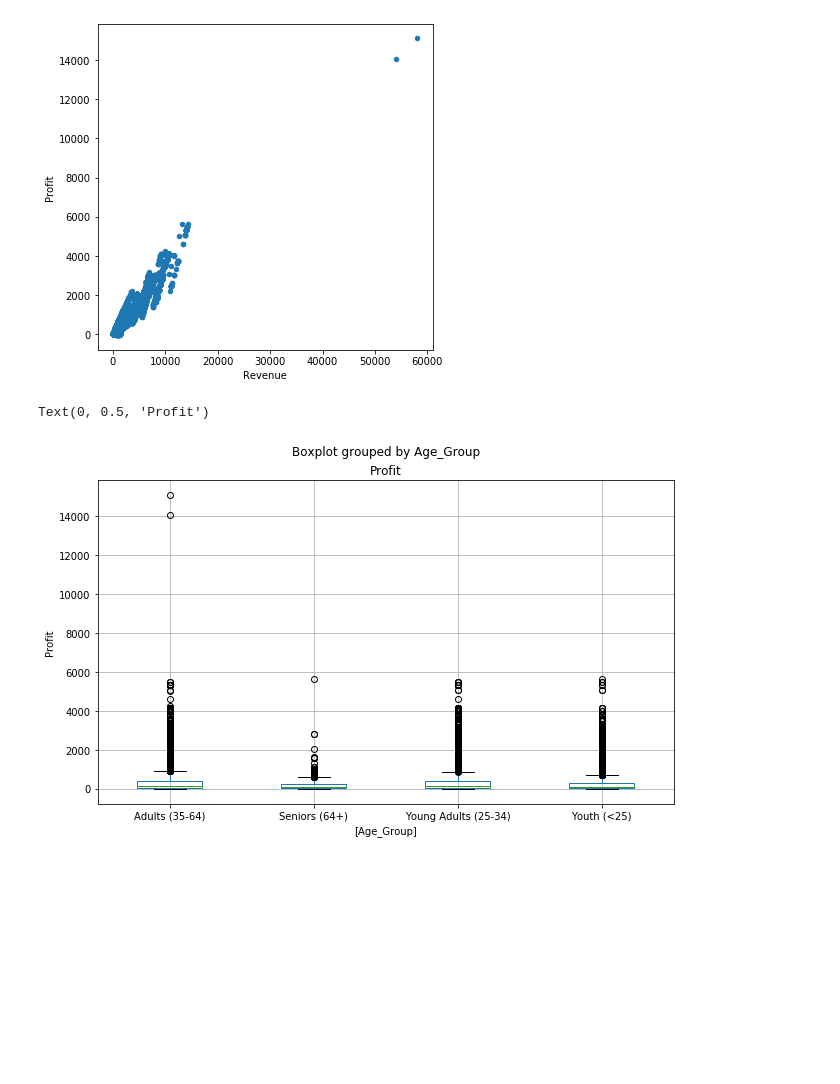
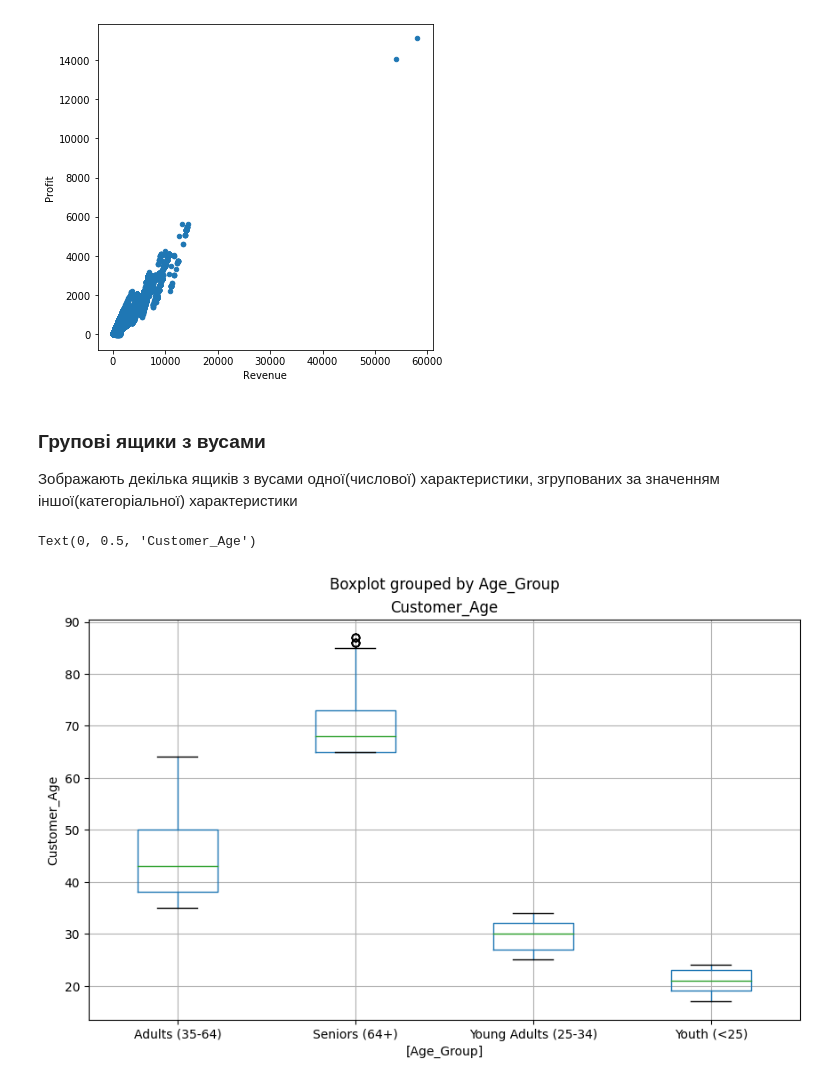
Before and after one commit to HalyshAnton/IT-Step-Pyton-AI, a Jupyter notebook: module2/data_analysis.ipynb, the cells around one changed output. Saved outputs shown, nothing was run; the diff lists cells and outputs as text; code cells hidden in the pictures; blank space fills up the shorter version.

```diff
--- a/module2/data_analysis.ipynb
+++ b/module2/data_analysis.ipynb
@@ -27,4 +17,5 @@ import matplotlib.pyplot as plt
 # %%
 sales = pd.read_csv(
-    'data/sales_data.csv',
+    'https://raw.githubusercontent.com/HalyshAnton/IT-Step-Pyton-AI/main/module2/data/bike_sales.csv',
+    index_col = "Unnamed: 0",
     parse_dates=['Date'])
@@ -196,9 +333,12 @@ sales.plot(kind='scatter', x='Revenue', y='Profit', figsize=(6,6))
 # %% [output]
 <matplotlib.axes._subplots.AxesSubplot at 0x...>
 [figure]
+# %% [markdown]
+### Групові ящики з вусами
+Зображають декілька ящиків з вусами одної(числової) характеристики, згрупованих за значенням іншої(категоріальної) характеристики
 # %%
-ax = sales[['Profit', 'Age_Group']].boxplot(by='Age_Group', figsize=(10,6))
-ax.set_ylabel('Profit')
+ax = sales[['Customer_Age', 'Age_Group']].boxplot(by='Age_Group', figsize=(10,6))
+ax.set_ylabel('Customer_Age')
 # %% [output]
-Text(0, 0.5, 'Profit')
+Text(0, 0.5, 'Customer_Age')
-[figure, old version]
+[figure, new version]
```
Also changed, not shown: parts of 82 cells of this notebook.
